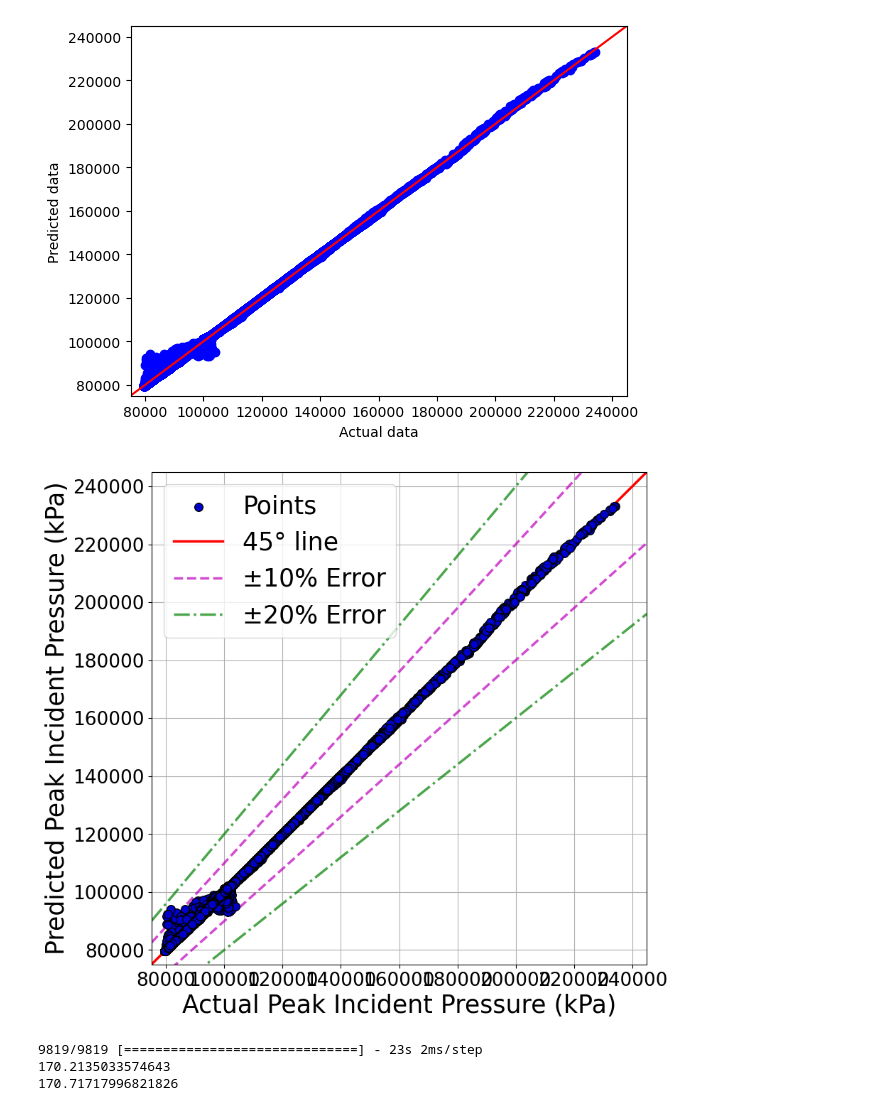
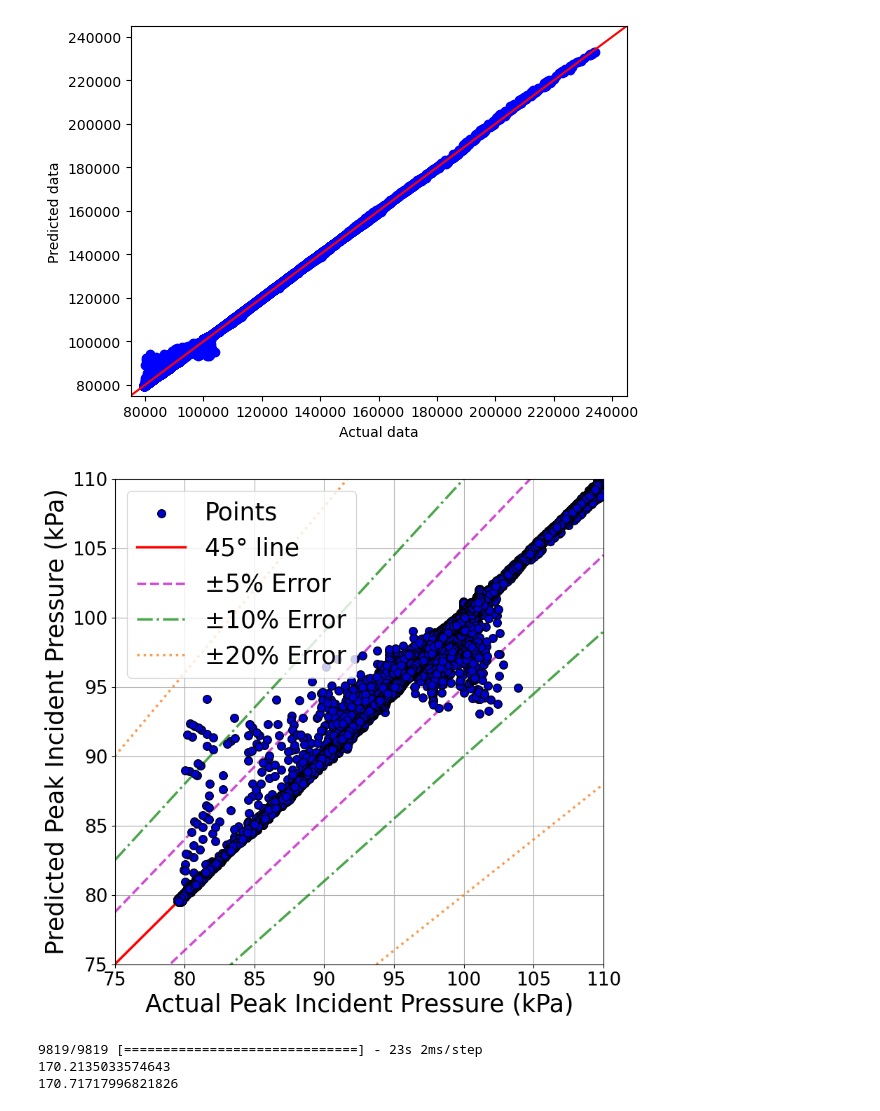
Before and after one commit to ChamodiWidanage/Pressure_history_2, a Jupyter notebook: Pressure_profiles_codes_section_2_regression/Profile_ANN_model_1.ipynb, the cells around one changed output. Drawn from its saved outputs; the diff is of its cells as text; code cells hidden in the pictures.

```diff
--- a/Pressure_profiles_codes_section_2_regression/Profile_ANN_model_1.ipynb
+++ b/Pressure_profiles_codes_section_2_regression/Profile_ANN_model_1.ipynb
@@ -138,8 +139,9 @@ X_val, X_test, y_val, y_test = train_test_split(X_test,
 ## Feature scaling
 # %%
 from sklearn.preprocessing import StandardScaler
-sc = StandardScaler()
-X_train[:,0:3] = sc.fit_transform(X_train[:, 0:3])
+#sc = StandardScaler()
+#X_train[:,0:3] = sc.fit_transform(X_train[:, 0:3])
+X_train[:,0:3] = sc.transform(X_train[:, 0:3])
 print (X_train)
 # %% [output]
 [[ 0.12076063  1.32042785  1.88972929  1.          0.        ]
@@ -350,11 +353,9 @@ plt.show()
 3273/3273 [==============================] - 8s 2ms/step
 [figure]
 # %%
-#X_test=np.asarray(X_test).astype(np.int)
-
-#y_test=np.asarray(y_test).astype(np.int)
-
 y_pred = ann.predict(X_test)
+y_pred_e = y_pred/1000
+y_test_e = y_test/1000
 np.set_printoptions(precision=2)
-print(np.concatenate((y_pred.reshape(len(y_pred),1), y_test.reshape(len(y_test),1)),1))
+print(np.concatenate((y_pred_e.reshape(len(y_pred_e),1), y_test_e.reshape(len(y_test_e),1)),1))
 # %% [output]
@@ -380,48 +381,46 @@ Text(0, 0.5, 'Predicted data')
 from sklearn.metrics import r2_score
 # Initialize layout
 fig1, ax1 = plt.subplots(figsize = (9, 9))
-
-
-#y = y_pred         # Model on prvious line is called here
-#x = y_test
-
-
+b_l = 75
+u_l = 110
 
 # Add scatterplot
-ax1.scatter(y_test, y_pred, s=70, alpha=1, edgecolors="k",c='mediumblue',zorder=5, label = 'Points')
+ax1.scatter(y_test_e, y_pred_e, s=70, alpha=1, edgecolors="k",c='mediumblue',zorder=5, label = 'Points')
 
 
 plt.ylabel('Predicted Peak Incident Pressure (kPa)',fontsize = 25)
 plt.xlabel('Actual Peak Incident Pressure (kPa)',fontsize = 25)
 plt.xticks(fontsize = 19)
 plt.yticks(fontsize = 19)
 
 
-x1 = np.linspace(75000,245000)
+x1 = np.linspace(b_l, u_l)
 
 plt.plot(x1, x1, 'Red', label='45\N{DEGREE SIGN} line',lw=2.5,alpha=1)
-plt.plot(x1, 1.1*x1, '--m', label='\u00B110% Error',lw=2.5,alpha=0.7)
-plt.plot(x1, 0.9*x1,'m', linestyle='--',lw=2.5,alpha=0.7)
-plt.plot(x1, 1.2*x1, '-.g', label='\u00B120% Error',lw=2.5,alpha=0.7)
-plt.plot(x1, 0.8*x1,'-.g',lw=2.5,alpha=0.7)
+plt.plot(x1, 1.05*x1, '--m', label='\u00B15% Error',lw=2.5,alpha=0.7)
+plt.plot(x1, 0.95*x1,'m', linestyle='--',lw=2.5,alpha=0.7)
+plt.plot(x1, 1.1*x1, '-.g', label='\u00B110% Error',lw=2.5,alpha=0.7)
+plt.plot(x1, 0.9*x1,'-.g',lw=2.5,alpha=0.7)
+plt.plot(x1, 1.2*x1, color = '#F97306', linestyle='dotted', label='\u00B120% Error',lw=2.5,alpha=0.7)
+plt.plot(x1, 0.8*x1,color = '#F97306', linestyle='dotted', lw=2.5,alpha=0.7)
 
-plt.ylim(75000,245000)
-plt.xlim(75000,245000)
+plt.ylim(b_l, u_l)
+plt.xlim(b_l, u_l)
 plt.legend(loc='upper left',fontsize = 25)
 
 plt.grid()
 
 ax1.spines['left'].set_color('black')        # setting up Y-axis tick color to red
 ax1.spines['bottom'].set_color('black')         #setting up above X-axis tick color to red
 
 
 
 #ax1.annotate("$R^2$ = {:.3f}".format(r2), (2500, 1000),fontsize = 25)  #Model is called here
 #ax1.annotate("Adj.$R^2$ = {:.3f}".format(adj_r2), (2500, 750),fontsize = 25)
 
 #plt.savefig('plot1.png', dpi = 600, bbox_inches = 'tight')
 # %% [output]
-[figure, old version]
+[figure, new version]
 # %%
 trainpreds = ann.predict(X_train)
 
```
Also changed, not shown: parts of 4 cells of this notebook, 48 other files.
